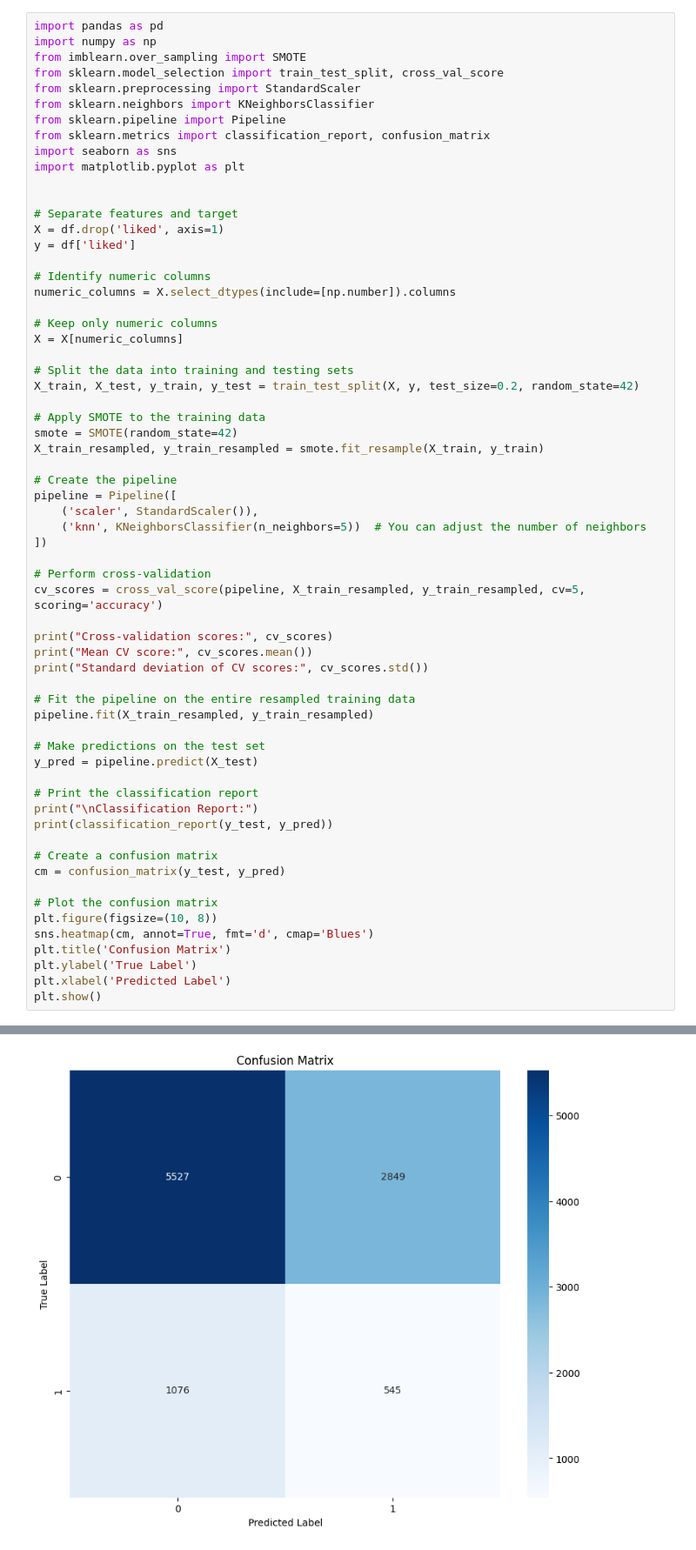
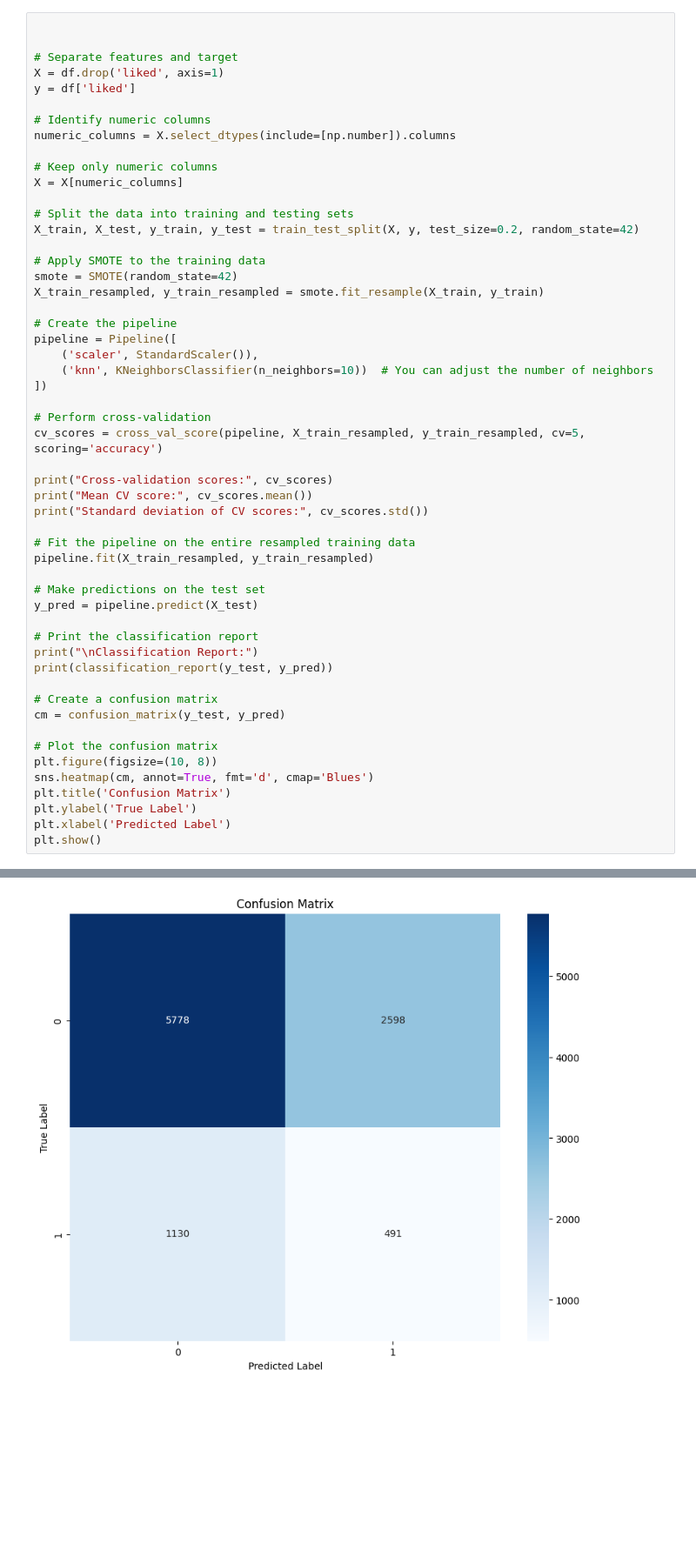
Before and after one commit to ericmuga253/ML_1, a Jupyter notebook: capstone.ipynb, the cells around one changed output, grey strips where cells are left out. Shown at 87% size. Drawn from its saved outputs; the diff is of its cells as text; blank space fills up the shorter version.

```diff
--- a/capstone.ipynb
+++ b/capstone.ipynb
@@ -274,16 +278,6 @@ liked
 1    33359
 Name: count, dtype: int64
 # %%
-import pandas as pd
-import numpy as np
-from imblearn.over_sampling import SMOTE
-from sklearn.model_selection import train_test_split, cross_val_score
-from sklearn.preprocessing import StandardScaler
-from sklearn.neighbors import KNeighborsClassifier
-from sklearn.pipeline import Pipeline
-from sklearn.metrics import classification_report, confusion_matrix
-import seaborn as sns
-import matplotlib.pyplot as plt
 
 
 # Separate features and target
@@ -306,7 +300,7 @@ X_train_resampled, y_train_resampled = smote.fit_resample(X_train, y_train)
 # Create the pipeline
 pipeline = Pipeline([
     ('scaler', StandardScaler()),
-    ('knn', KNeighborsClassifier(n_neighbors=5))  # You can adjust the number of neighbors
+    ('knn', KNeighborsClassifier(n_neighbors=10))  # You can adjust the number of neighbors
 ])
 
 # Perform cross-validation
@@ -353 +347 @@ weighted avg       0.73      0.61      0.65      9997
-[figure, old version]
+[figure, new version]
```
Also changed, not shown: parts of 8 cells of this notebook.
